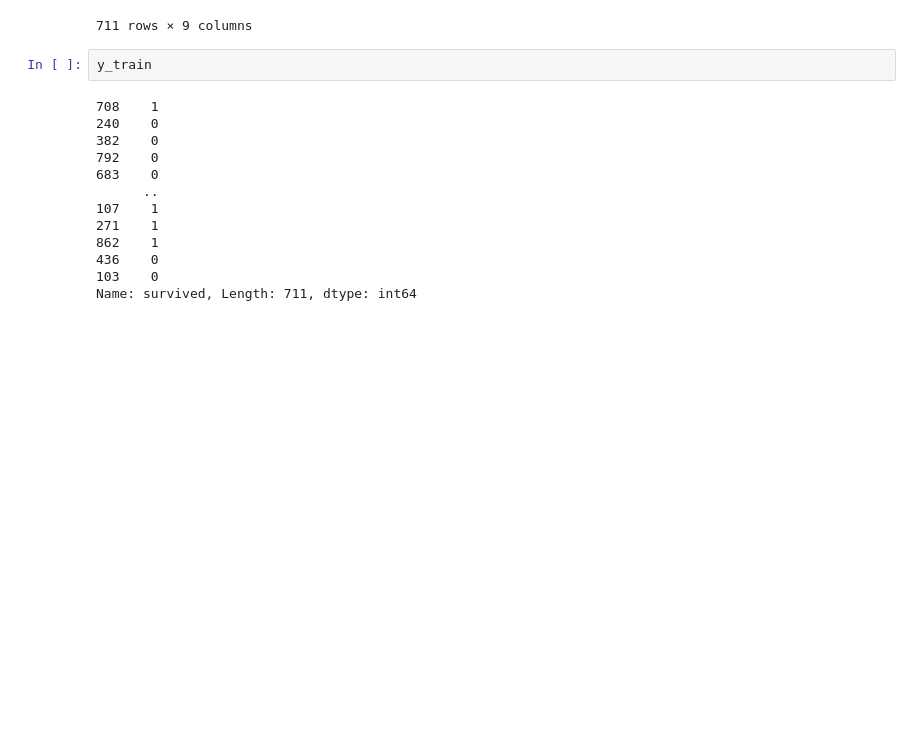
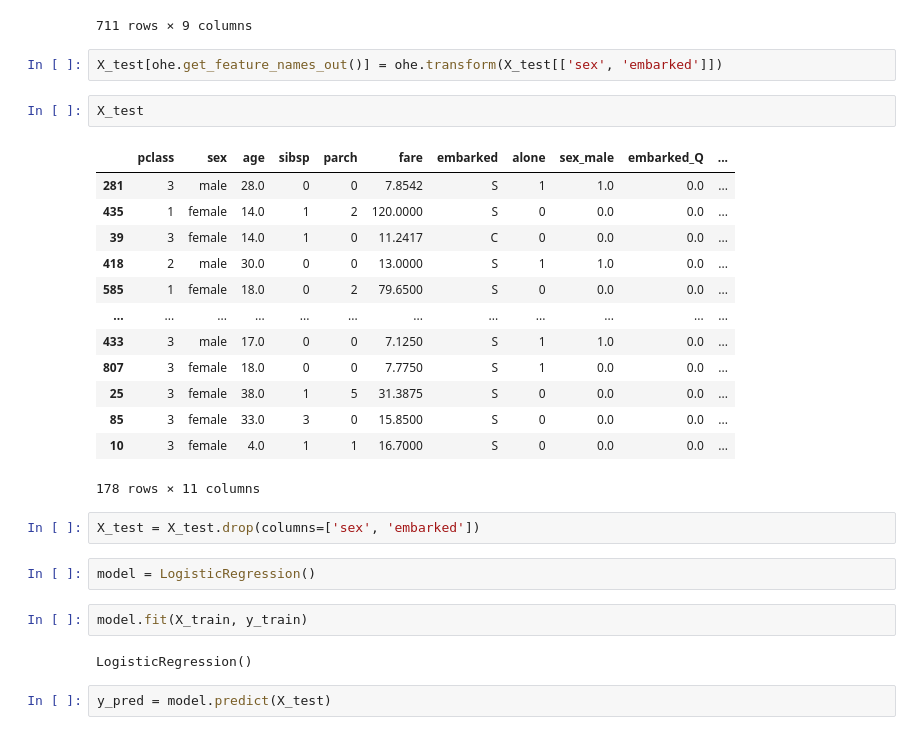
Before and after one commit to m-ahmad-amin/machine-learning-transition, a Jupyter notebook: Supervised Machine Learning/Classification/Logistic Regression/Titanic Survival/logistic_regression_model.ipynb, the cells around one changed output. Drawn from its saved outputs; the diff is of its cells as text; blank space fills up the shorter version.

```diff
--- a/Supervised Machine Learning/Classification/Logistic Regression/Titanic Survival/logistic_regression_model.ipynb
+++ b/Supervised Machine Learning/Classification/Logistic Regression/Titanic Survival/logistic_regression_model.ipynb
@@ -197,18 +199,31 @@ X_train
 | 436 | 3 | 21.000000 | 2 | 2 | 34.3750 | 0 | 0.0 | 0.0 | 1.0 |
 | 103 | 3 | 33.000000 | 0 | 0 | 8.6542 | 1 | 1.0 | 0.0 | 1.0 |
 711 rows × 9 columns
-# %%
-y_train
-# %% [output]
-708    1
-240    0
-382    0
-792    0
-683    0
-      ..
-107    1
-271    1
-862    1
-436    0
-103    0
-Name: survived, Length: 711, dtype: int64
+# %%
+X_test[ohe.get_feature_names_out()] = ohe.transform(X_test[['sex', 'embarked']])
+# %%
+X_test
+# %% [output]
+|  | pclass | sex | age | sibsp | parch | fare | embarked | alone | sex_male | embarked_Q | ... |
+| 281 | 3 | male | 28.0 | 0 | 0 | 7.8542 | S | 1 | 1.0 | 0.0 | ... |
+| 435 | 1 | female | 14.0 | 1 | 2 | 120.0000 | S | 0 | 0.0 | 0.0 | ... |
+| 39 | 3 | female | 14.0 | 1 | 0 | 11.2417 | C | 0 | 0.0 | 0.0 | ... |
+| 418 | 2 | male | 30.0 | 0 | 0 | 13.0000 | S | 1 | 1.0 | 0.0 | ... |
+| 585 | 1 | female | 18.0 | 0 | 2 | 79.6500 | S | 0 | 0.0 | 0.0 | ... |
+| ... | ... | ... | ... | ... | ... | ... | ... | ... | ... | ... | ... |
+| 433 | 3 | male | 17.0 | 0 | 0 | 7.1250 | S | 1 | 1.0 | 0.0 | ... |
+| 807 | 3 | female | 18.0 | 0 | 0 | 7.7750 | S | 1 | 0.0 | 0.0 | ... |
+| 25 | 3 | female | 38.0 | 1 | 5 | 31.3875 | S | 0 | 0.0 | 0.0 | ... |
+| 85 | 3 | female | 33.0 | 3 | 0 | 15.8500 | S | 0 | 0.0 | 0.0 | ... |
+| 10 | 3 | female | 4.0 | 1 | 1 | 16.7000 | S | 0 | 0.0 | 0.0 | ... |
+178 rows × 11 columns
+# %%
+X_test = X_test.drop(columns=['sex', 'embarked'])
+# %%
+model = LogisticRegression()
+# %%
+model.fit(X_train, y_train)
+# %% [output]
+LogisticRegression()
+# %%
+y_pred = model.predict(X_test)
```
Also changed, not shown: parts of 20 cells of this notebook.
